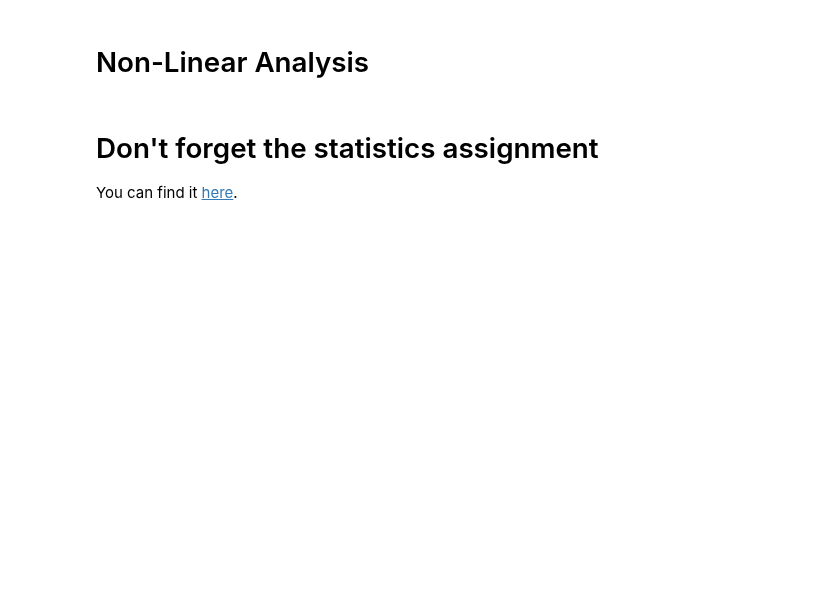
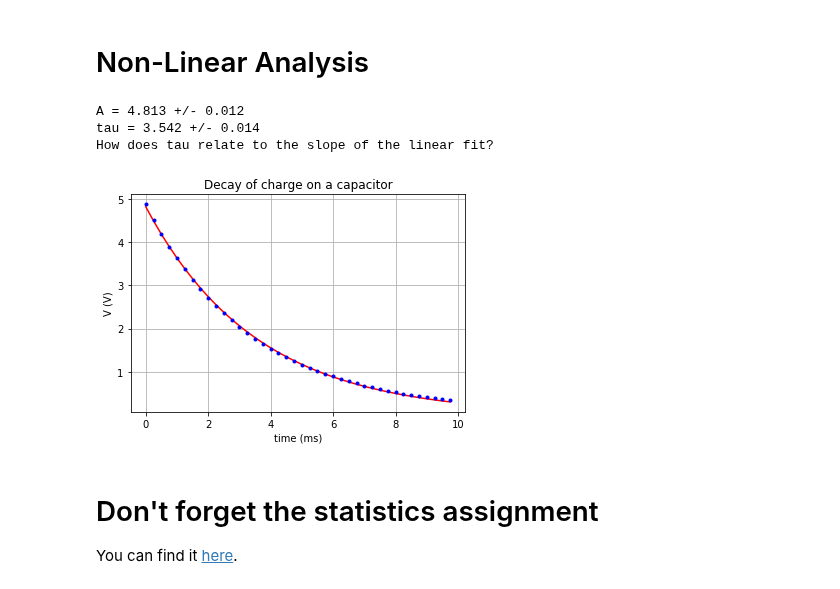
Before and after one commit to sspickle/instrumentation-projects, a Jupyter notebook: proj1/Arduino as a Laboratory Interface.ipynb, the cells around one changed output. Saved outputs shown, nothing was run; the diff lists cells and outputs as text; code cells hidden in the pictures; blank space fills up the shorter version.

```diff
--- a/proj1/Arduino as a Laboratory Interface.ipynb
+++ b/proj1/Arduino as a Laboratory Interface.ipynb
@@ -454,33 +456,38 @@ NameError: name 'sqrt' is not defined
 # %%
 #
 # What if you need to do a fit with a different function? No problem!
 #
 # curve_fit doesn't care, it works exactly the same way.
 #
 
 def fitExp(t, A, tau):
-    return A*exp(-t/tau)
+    return A*np.exp(-t/tau)
 
 sigma = np.ones(len(data))*(5.0/1023.0)  # why am I doing this differently? If you're not sure, ask! You'll learn something.
 popt, pcov = curve_fit(fitExp, data.time.values, data.voltage.values, sigma=sigma)  # do the fit
 
 A=popt[0]          # get the slope
 tau=popt[1]          # get the intercept
 
-dA = sqrt(pcov[0,0]) # uncertainty in the slope
-dTau = sqrt(pcov[1,1]) # uncertainty in the intercept
+dA = np.sqrt(pcov[0,0]) # uncertainty in the slope
+dTau = np.sqrt(pcov[1,1]) # uncertainty in the intercept
 
 ystar=fitExp(data.time.values, A, tau)  # use m & b
 
-title("Decay of charge on a capacitor")
-ylabel("V (V)")
-xlabel("time (ms)")
-errorbar(data.time.values, data.voltage.values, fmt='b.', yerr=sigma)
-plot(data.time.values, ystar,'r-')
-grid()
+pl.title("Decay of charge on a capacitor")
+pl.ylabel("V (V)")
+pl.xlabel("time (ms)")
+pl.errorbar(data.time.values, data.voltage.values, fmt='b.', yerr=sigma)
+pl.plot(data.time.values, ystar,'r-')
+pl.grid()
 print("A = %2.3f +/- %2.3f" % (A, dA))
 print("tau = %2.3f +/- %2.3f" % (tau, dTau))
 print("How does tau relate to the slope of the linear fit?")
+# %% [output]
+A = 4.813 +/- 0.012
+tau = 3.542 +/- 0.014
+How does tau relate to the slope of the linear fit?
+[figure, added]
 # %% [markdown]
 # Don't forget the statistics assignment
 
```
Also changed, not shown: parts of 1 cell of this notebook, 1 other file.
